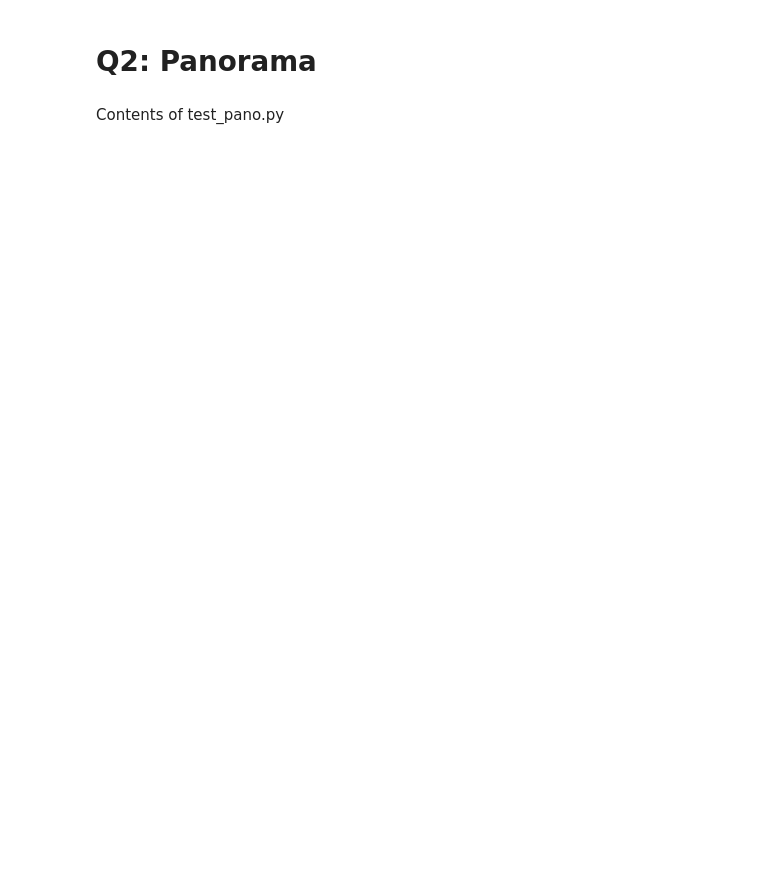
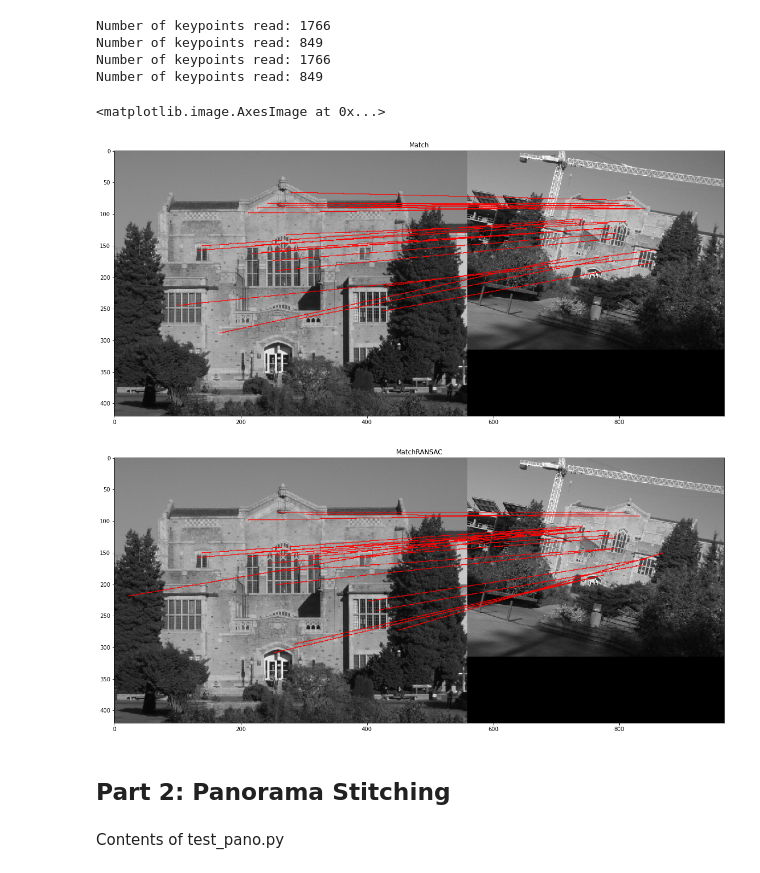
Before and after one commit to ricky-ma/CPSC425-Computer-Vision, a Jupyter notebook: A4/Assignment4.ipynb, the cells around one changed output. Drawn from its saved outputs; the diff is of its cells as text; code cells hidden in the pictures; blank space fills up the shorter version.

Commit message:
Finished Q1: SIFT keypoint matching

```diff
--- a/A4/Assignment4.ipynb
+++ b/A4/Assignment4.ipynb
@@ -522,2 +434,75 @@ plt.imshow(im)
+# %%
+def RANSACFilter(matched_pairs, keypoints1, keypoints2, orient_agreement, scale_agreement):
+    """
+    This function takes in `matched_pairs`, a list of matches in indices
+    and return a subset of the pairs using RANSAC.
+    Inputs:
+        matched_pairs: a list of tuples [(i, j)],
+            indicating keypoints1[i] is matched
+            with keypoints2[j]
+        keypoints1, 2: keypoints from image 1 and image 2
+            stored in np.array with shape (num_pts, 4)
+            each row: row, col, scale, orientation
+        *_agreement: thresholds for defining inliers, floats
+    Output:
+        largest_set: the largest consensus set in [(i, j)] format
+    """
+    assert isinstance(matched_pairs, list)
+    assert isinstance(keypoints1, np.ndarray)
+    assert isinstance(keypoints2, np.ndarray)
+    assert isinstance(orient_agreement, float)
+    assert isinstance(scale_agreement, float)
+
+    largest_set = []
+    # for each RANSAC iteration, select one match at random
+    for iteration in range(10):
+        p1,p2 = random.choice(matched_pairs)
+        subset = []
+
+        # check all other matches for consistency with p1 and p2
+        for i,j in matched_pairs:
+
+            # check for change of orientation
+            o1 = math.degrees(keypoints1[p1,2]) - math.degrees(keypoints2[p2,2])
+            o2 = math.degrees(keypoints1[i,2]) - math.degrees(keypoints2[j,2])
+            orient_consistent = (abs(o1-o2) < orient_agreement)
+
+            # check for change of scale
+            s1 = keypoints2[p2,3]/keypoints1[p1,3]
+            s2 = keypoints2[j,3]/keypoints1[i,3]
+            scale_change = s1*scale_agreement
+            scale_consistent = (s1 - scale_change <= s2 <= s1 + scale_change)
+
+            # add to subset of matches if both orientation/scale are consistent
+            if orient_consistent and scale_consistent:
+                subset.append([i,j])
+
+        # update largest_set if new subset is larger
+        if len(subset) > len(largest_set):
+            largest_set = subset
+
+    assert isinstance(largest_set, list)
+    return largest_set
+
+
+# Test run matching with no ransac
+plt.figure(figsize=(20, 20))
+im = Match('./data/library', './data/library2', ratio_thres=0.6)
+plt.title('Match')
+plt.imshow(im)
+
+# Test run matching with ransac
+plt.figure(figsize=(20, 20))
+im = MatchRANSAC('./data/library', './data/library2', ratio_thres=0.8, orient_agreement=15, scale_agreement=0.75)
+plt.title('MatchRANSAC')
+plt.imshow(im)
+# %% [output]
+Number of keypoints read: 1766
+Number of keypoints read: 849
+Number of keypoints read: 1766
+Number of keypoints read: 849
+<matplotlib.image.AxesImage at 0x...>
+[figure, added]
+[figure, added]
 # %% [markdown]
-# Q2: Panorama
+## Part 2: Panorama Stitching
```
Also changed, not shown: parts of 26 cells of this notebook.
